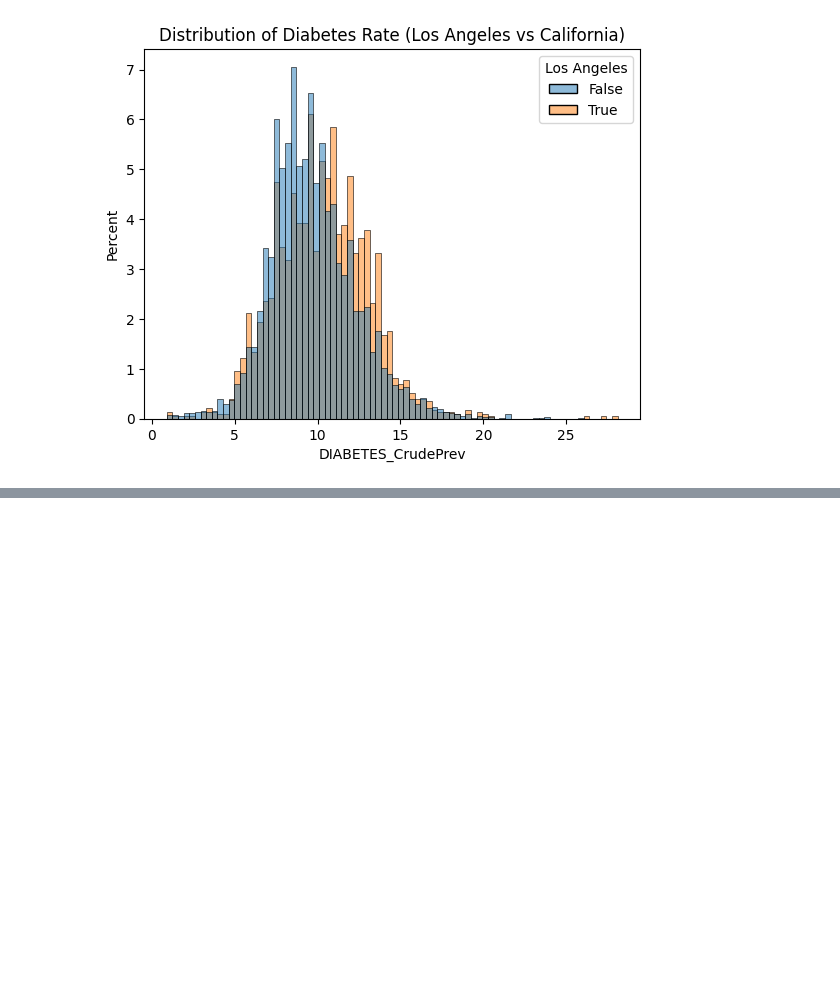
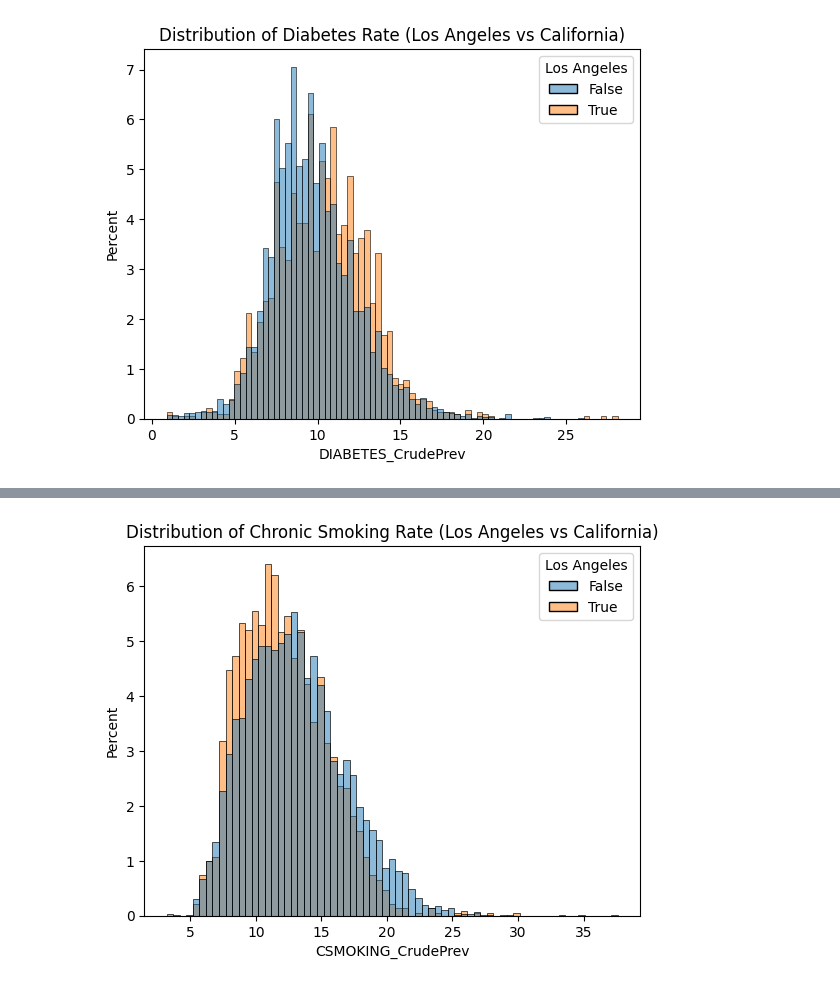
Before and after one commit to yirmea/city-health-pulse, a Jupyter notebook: notebooks/EDA/Los Angeles.ipynb, the cells around one changed output, grey strips where cells are left out. Cells and saved outputs as stored; diff of their text form; code cells hidden in the pictures; blank space fills up the shorter version.

```diff
--- a/notebooks/EDA/Los Angeles.ipynb
+++ b/notebooks/EDA/Los Angeles.ipynb
@@ -183,0 +202,6 @@ plt.show()
+# %%
+sns.histplot(data=filter_data(comp_data, 'CSMOKING_CrudePrev'), x='CSMOKING_CrudePrev', hue='Los Angeles', common_norm=False, stat='percent')
+plt.title("Distribution of Chronic Smoking Rate (Los Angeles vs California)")
+plt.show()
+# %% [output]
+[figure, added]
```
Also changed, not shown: parts of 4 cells of this notebook, 3 other files.
